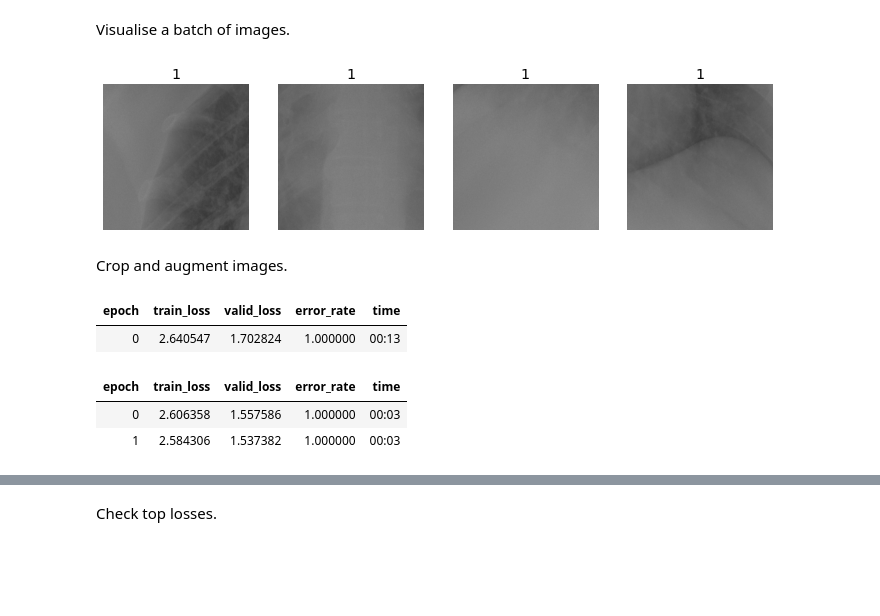
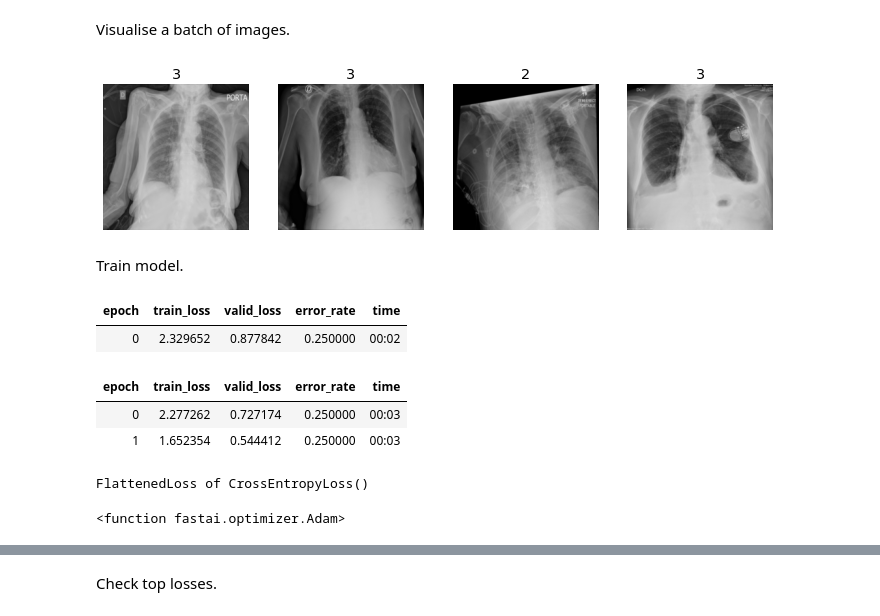
Before and after one commit to avkornaev/Fast_AI_course, a Jupyter notebook: XRayImagesAnalysis.ipynb, the cells around one changed output, grey strips where cells are left out. Saved outputs shown, nothing was run; the diff lists cells and outputs as text; code cells hidden in the pictures; blank space fills up the shorter version.

```diff
--- a/XRayImagesAnalysis.ipynb
+++ b/XRayImagesAnalysis.ipynb
@@ -119,7 +119,8 @@ xray = DataBlock(
     get_x=lambda x: dataPath/imdsFolder/x[0],
     splitter=RandomSplitter(valid_pct=0.2, seed=42),
     get_y=lambda x: x[1],
-    item_tfms=RandomCrop(reqImSize))
+    item_tfms=Resize(reqImSize))
+    #item_tfms=RandomCrop(reqImSize))
 # %%
 #?DataBlock.dataloaders
 # %%
@@ -158,17 +159,25 @@ fns
 Visualise a batch of images.
 # %%
 #dls = xray.dataloaders(targetsDF.values, num_workers=0)
-dls.train.show_batch(max_n=4, nrows=1, unique=True) # uniqu=True allows to display only 1 image
+dls.train.show_batch(max_n=4, nrows=1, unique=None) # uniqu=True allows to display only 1 image
 # %% [output]
-[figure, old version]
+[figure, new version]
-# %% [markdown]
-Crop and augment images.
+# %% [markdown]
+Train model.
 # %%
 learn = cnn_learner(dls, resnet18, metrics=error_rate)
 learn.fine_tune(2)
 # %% [output]
 | epoch | train_loss | valid_loss | error_rate | time |
-| 0 | 2.640547 | 1.702824 | 1.000000 | 00:13 |
+| 0 | 2.329652 | 0.877842 | 0.250000 | 00:02 |
 | epoch | train_loss | valid_loss | error_rate | time |
-| 0 | 2.606358 | 1.557586 | 1.000000 | 00:03 |
-| 1 | 2.584306 | 1.537382 | 1.000000 | 00:03 |
+| 0 | 2.277262 | 0.727174 | 0.250000 | 00:03 |
+| 1 | 1.652354 | 0.544412 | 0.250000 | 00:03 |
+# %%
+learn.loss_func
+# %% [output]
+FlattenedLoss of CrossEntropyLoss()
+# %%
+learn.opt_func
+# %% [output]
+<function fastai.optimizer.Adam>
```
Also changed, not shown: parts of 15 cells of this notebook.
